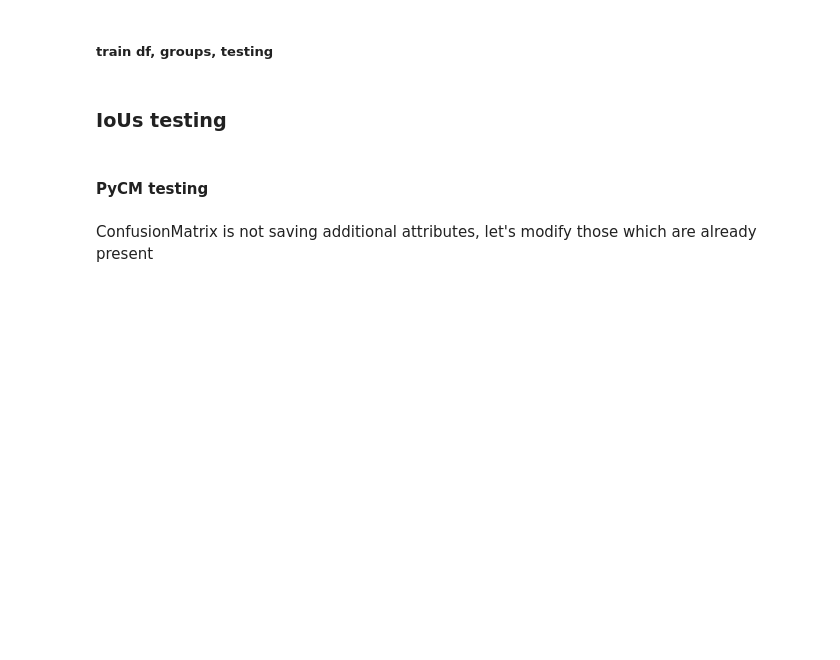
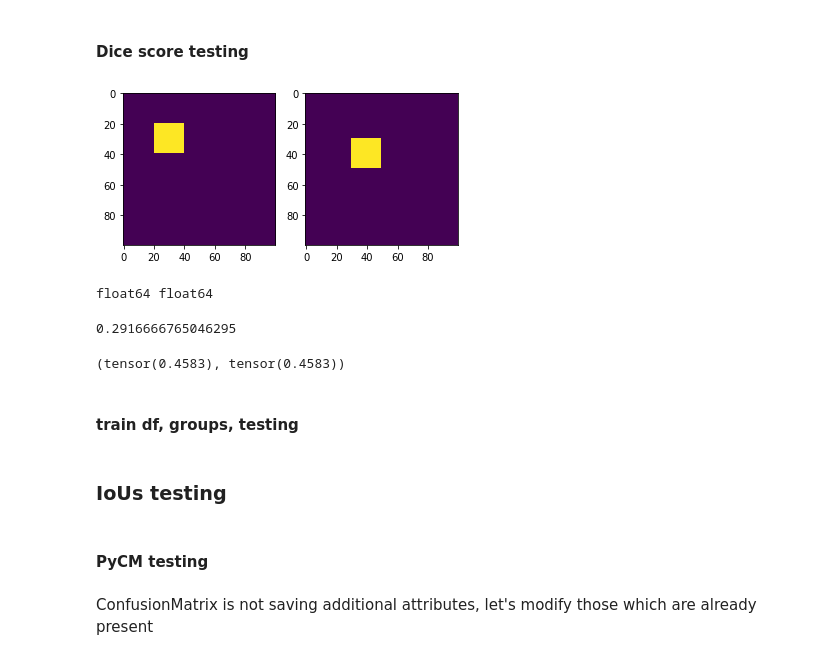
Before and after one commit to pyaf/siim-acr-pneumothorax-segmentation, a Jupyter notebook: notebooks/test.ipynb, the cells around one changed output. Cells and saved outputs as stored; diff of their text form; code cells hidden in the pictures; blank space fills up the shorter version.

Commit message:
IoU-> dice

```diff
--- a/notebooks/test.ipynb
+++ b/notebooks/test.ipynb
@@ -38,3 +38,5 @@ import warnings
 # warnings.filterwarnings('ignore', category=RuntimeWarning)
 
 %matplotlib inline
+# %% [markdown]
+#### Dice score testing
@@ -40,0 +78,16 @@ import warnings
+# %%
+pred = np.zeros([100, 100])
+pred1 = np.zeros([100, 100])
+pred2 = np.zeros([100, 100])
+label = np.zeros([100, 100])
+pred[20:40, 20:40] = np.ones([20, 20])
+pred1[25:45, 30:50] = np.ones([20, 20])
+pred2[35:55, 40:60] = np.ones([20, 20])
+label[30:50, 30:50] = np.ones([20, 20])
+plt.subplot(1, 2, 1)
+plt.imshow(pred)
+plt.subplot(1, 2, 2)
+plt.imshow(label)
+plt.show()
+# %% [output]
+[figure, added]
@@ -41,5 +99,15 @@ import warnings
+# %%
+#compute_dice_batch(preds, labels),
+compute_dice(preds, labels)
+# %% [output]
+float64 float64
+0.2916666765046295
+# %%
+dice_loss(preds, labels),  dice_loss(preds, labels)
+# %% [output]
+(tensor(0.4583), tensor(0.4583))
 # %% [markdown]
-##### train df, groups, testing
+#### train df, groups, testing
 # %%
 img1 = cv2.imread('../data/train_png/1.2.276.0.7230010.3.1.4.8323329.10130.1517875222.282238.png')
 img2 = cv2.imread('../data/train_png/1.2.276.0.7230010.3.1.4.8323329.10130.1517875222.282238.png',cv2.IMREAD_GRAYSCALE)
```
Also changed, not shown: parts of 2 cells of this notebook, 59 other files.
